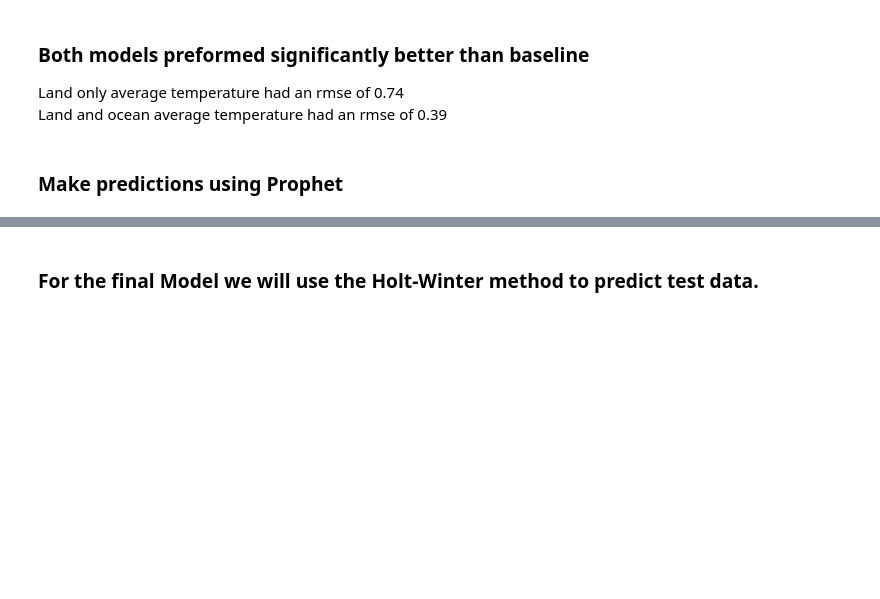
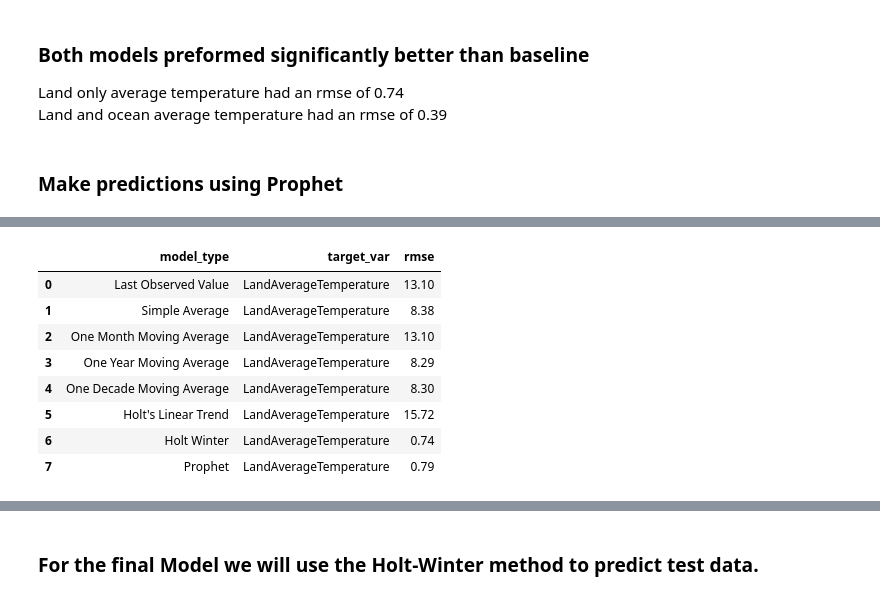
Before and after one commit to Johndsalas/earths_temperature_time_series, a Jupyter notebook: main_notebook.ipynb, the cells around one changed output, grey strips where cells are left out. Cells and saved outputs as stored; diff of their text form; code cells hidden in the pictures; blank space fills up the shorter version.

```diff
--- a/main_notebook.ipynb
+++ b/main_notebook.ipynb
@@ -174,7 +176,7 @@ explore.compare_plot(train_land, train_ocean)
 # %%
 # create comparison dataframes to append prediction results to
 eval_df_land = pd.DataFrame(columns=['model_type', 'target_var', 'rmse'])
-df_baseline_land = modeling.get_baseline(train_land, validate_land, 'LandAverageTemperature', eval_df_land)
+eval_df_land = modeling.get_baseline(train_land, validate_land, 'LandAverageTemperature', eval_df_land)
 # %% [output]
 Last Observed Value -- RMSE: 13.1
 [figure]
@@ -233,8 +235,7 @@ df_baseline_ocean
 ### Make predictions using Holt's Linear Trend
 The initial presumptions when using Holt’s linier trend are that the data has a trend and that the data is not seasonal. As the data used in this study is seasonal, I expect to get dubious results from trying to model this data using this method. However, as this project is a learning activity, I have decided to give it a go anyway, as it should provide an excellent case study in why using Holt’s linier trend in this way is ill advised.
 # %%
-df_holt_land = modeling.holt(train_land, validate_land, "LandAverageTemperature", eval_df_land)
-df_holt_ocean =modeling.holt(train_ocean, validate_ocean, "LandAndOceanAverageTemperature", eval_df_ocean)
+eval_df_land = modeling.holt(train_land, validate_land, "LandAverageTemperature", eval_df_land)
 # %% [output]
 Holt's Linear Trend -- RMSE: 15.72
 [figure]
@@ -246,7 +270,7 @@ As predicted Holt’s Linier trend accounted for a trend but not the seasonality
 ### Make predictions using the Holt-Winter method
 The Holt Winter method uses exponential smoothing to account for both the trend and seasonality of the data. I expect better results from this model
 # %%
-holt_winter_land = modeling.holt_winter(train_land, validate_land, "LandAverageTemperature", eval_df_land)
+eval_df_land = modeling.holt_winter(train_land, validate_land, "LandAverageTemperature", eval_df_land)
 # %% [output]
 Holt Winter -- RMSE: 0.74
 [figure]
@@ -278,0 +325,12 @@ Prophet -- RMSE: 0.27
+# %%
+eval_df_land
+# %% [output]
+|  | model_type | target_var | rmse |
+| 0 | Last Observed Value | LandAverageTemperature | 13.10 |
+| 1 | Simple Average | LandAverageTemperature | 8.38 |
+| 2 | One Month Moving Average | LandAverageTemperature | 13.10 |
+| 3 | One Year Moving Average | LandAverageTemperature | 8.29 |
+| 4 | One Decade Moving Average | LandAverageTemperature | 8.30 |
+| 5 | Holt's Linear Trend | LandAverageTemperature | 15.72 |
+| 6 | Holt Winter | LandAverageTemperature | 0.74 |
+| 7 | Prophet | LandAverageTemperature | 0.79 |
```
Also changed, not shown: parts of 17 cells of this notebook, 1 other file.
